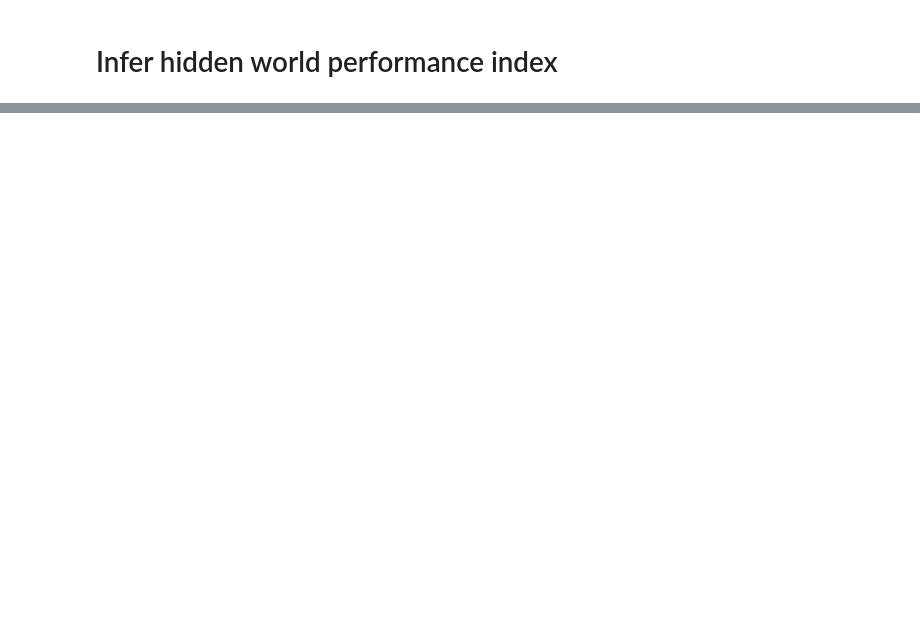
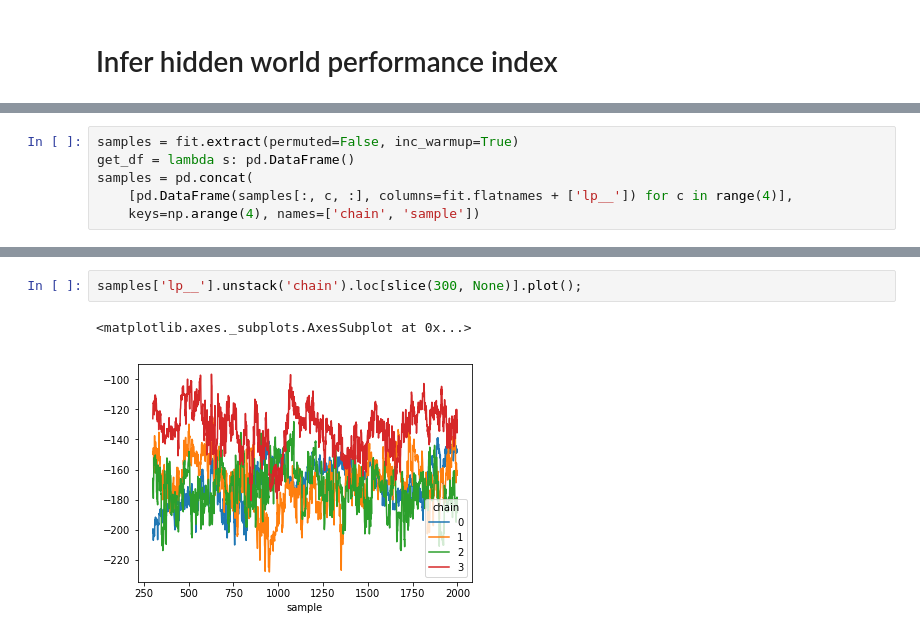
Before and after one commit to sbitzer/100m, a Jupyter notebook: GP_Stan_analysis.ipynb, the cells around one changed output, grey strips where cells are left out. Saved outputs shown, nothing was run; the diff lists cells and outputs as text; blank space fills up the shorter version.

```diff
--- a/GP_Stan_analysis.ipynb
+++ b/GP_Stan_analysis.ipynb
@@ -180,0 +227,6 @@ fit.plot('ameans');
+# %%
+samples = fit.extract(permuted=False, inc_warmup=True)
+get_df = lambda s: pd.DataFrame()
+samples = pd.concat(
+    [pd.DataFrame(samples[:, c, :], columns=fit.flatnames + ['lp__']) for c in range(4)],
+    keys=np.arange(4), names=['chain', 'sample'])
@@ -180,0 +249,5 @@ fit.plot('ameans');
+# %%
+samples['lp__'].unstack('chain').loc[slice(300, None)].plot();
+# %% [output]
+<matplotlib.axes._subplots.AxesSubplot at 0x...>
+[figure, added]
```
Also changed, not shown: parts of 30 cells of this notebook, 1 other file.
